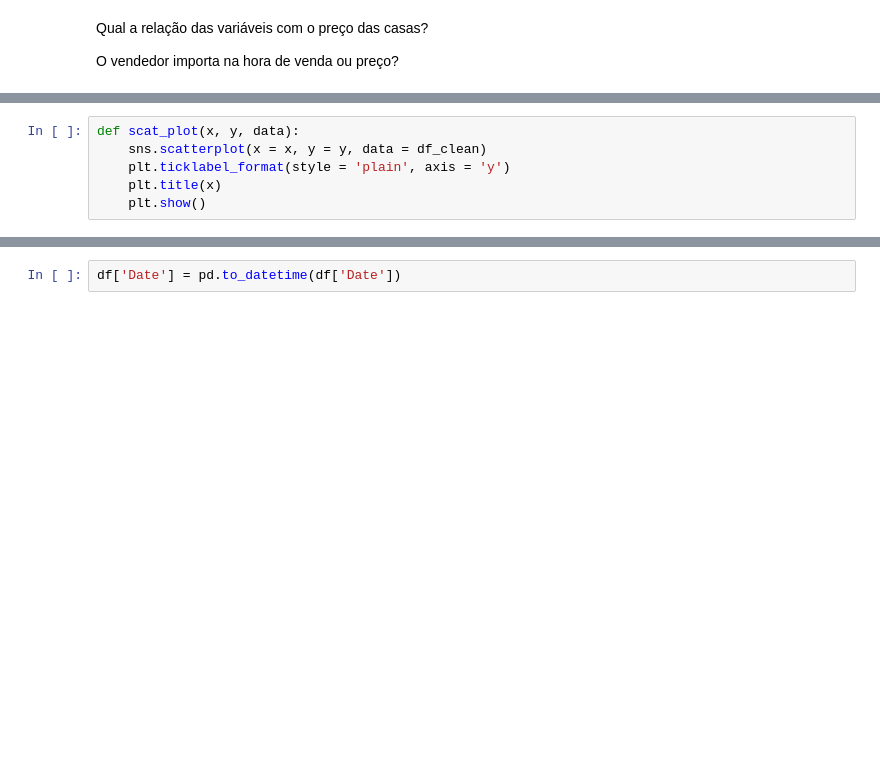
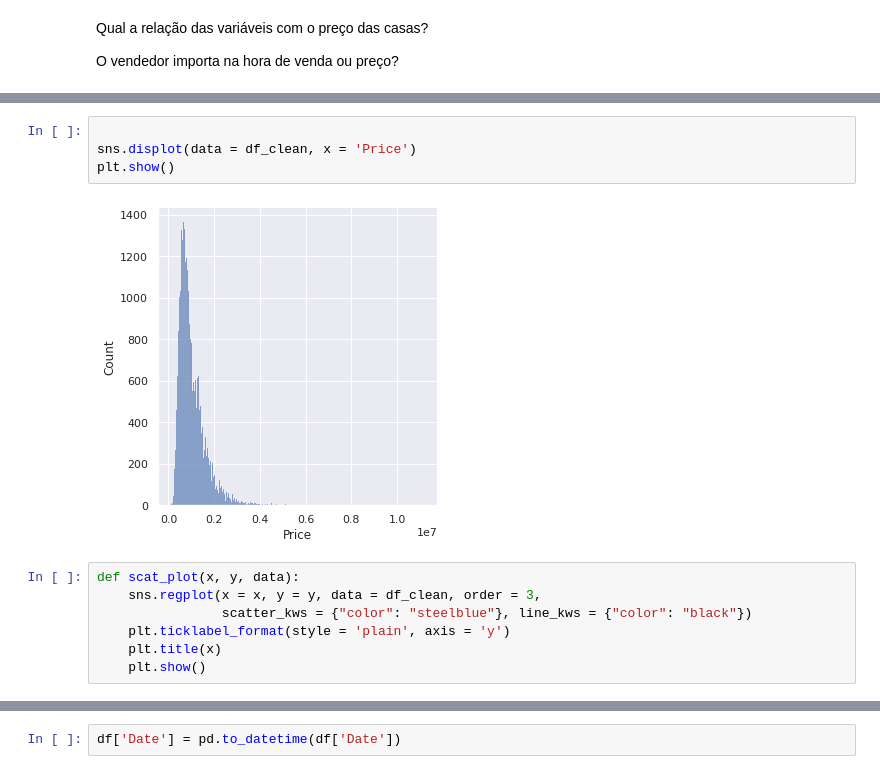
Before and after one commit to taryll/EDA_melbourne_house_price, a Jupyter notebook: src/notebook/Analise_dados.ipynb, the cells around one changed output, grey strips where cells are left out. Saved outputs shown, nothing was run; the diff lists cells and outputs as text; blank space fills up the shorter version.

```diff
--- a/src/notebook/Analise_dados.ipynb
+++ b/src/notebook/Analise_dados.ipynb
@@ -345,6 +24,13 @@ df_clean = pd.read_csv('../../data/processed/df_clean.csv')
+# %%
+
+sns.displot(data = df_clean, x = 'Price')
+plt.show()
+# %% [output]
+[figure, added]
 # %%
 def scat_plot(x, y, data):
-    sns.scatterplot(x = x, y = y, data = df_clean)
+    sns.regplot(x = x, y = y, data = df_clean, order = 3,
+                scatter_kws = {"color": "steelblue"}, line_kws = {"color": "black"})
     plt.ticklabel_format(style = 'plain', axis = 'y')
     plt.title(x)
     plt.show()
```
Also changed, not shown: parts of 65 cells of this notebook.
